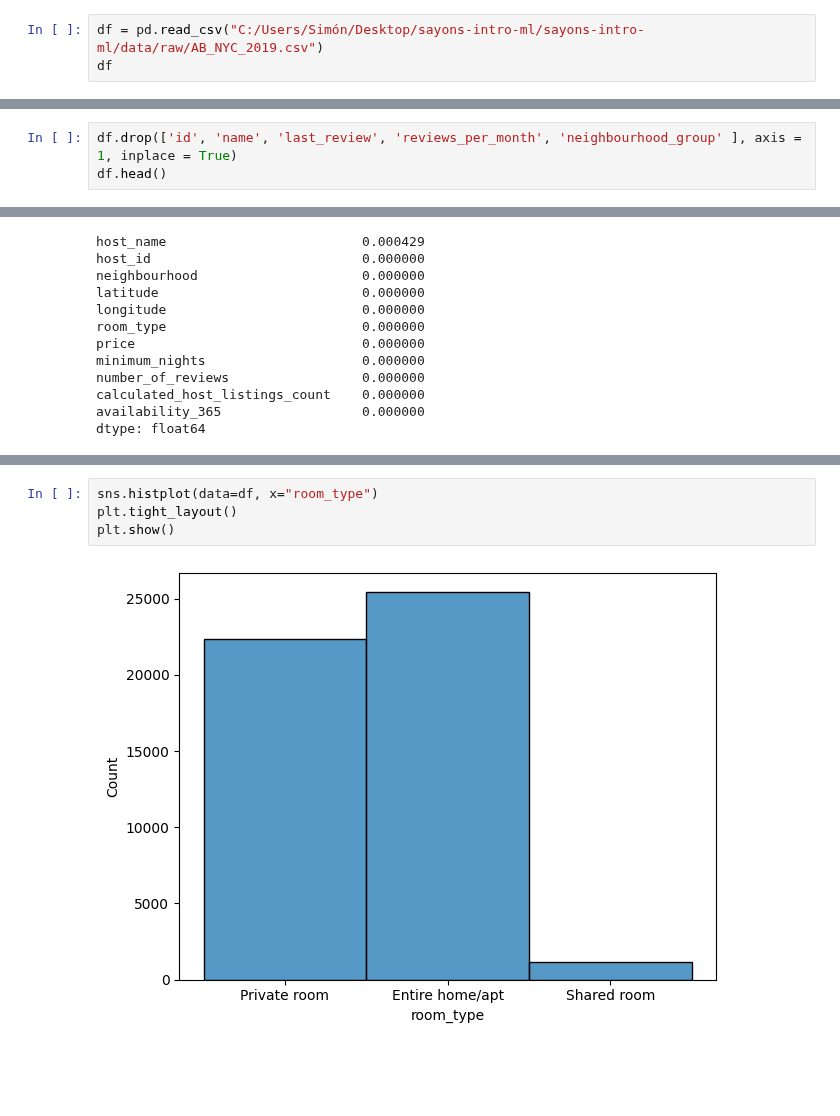
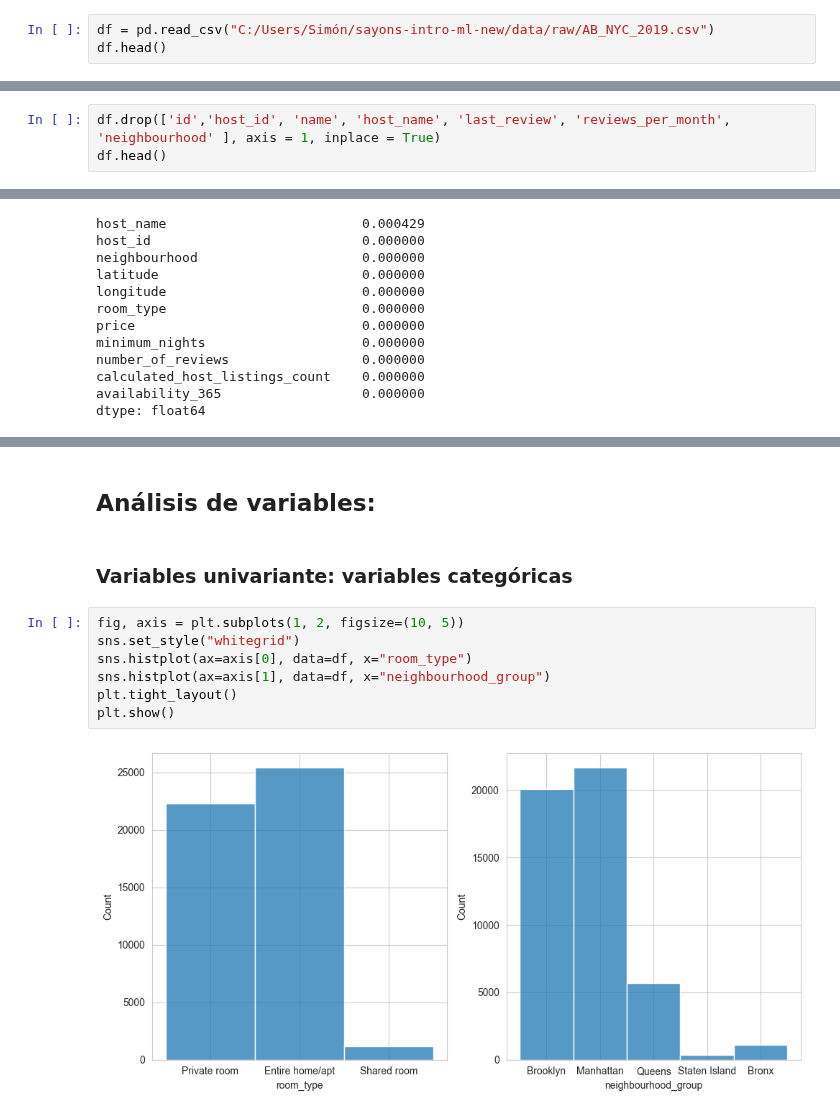
Before and after one commit to 4GeeksAcademy/sayons-intro-ml-new, a Jupyter notebook: src/eda-airbnd-ny.ipynb, the cells around one changed output, grey strips where cells are left out. Saved outputs shown, nothing was run; the diff lists cells and outputs as text; blank space fills up the shorter version.

```diff
--- a/src/eda-airbnd-ny.ipynb
+++ b/src/eda-airbnd-ny.ipynb
@@ -15,6 +19,6 @@ import forum
 # %%
-df = pd.read_csv("C:/Users/Simón/Desktop/sayons-intro-ml/sayons-intro-ml/data/raw/AB_NYC_2019.csv")
-df
+df = pd.read_csv("C:/Users/Simón/sayons-intro-ml-new/data/raw/AB_NYC_2019.csv")
+df.head()
 # %% [output]
 |  | id | name | host_id | host_name | neighbourhood_group | neighbourhood | latitude | longitude | ... |
 | 0 | 2539 | Clean & quiet apt home by the park | 2787 | John | Brooklyn | Kensington | 40.64749 | -73.97237 | ... |
@@ -123,4 +234,4 @@ dtype: float64
 # %%
-df.drop(['id', 'name', 'last_review', 'reviews_per_month', 'neighbourhood_group' ], axis = 1, inplace = True)
+df.drop(['id','host_id', 'name', 'host_name', 'last_review', 'reviews_per_month', 'neighbourhood' ], axis = 1, inplace = True)
 df.head()
 # %% [output]
@@ -181,6 +271,13 @@ memory usage: 4.1+ MB
+# %% [markdown]
+## Análisis de variables:
+# %% [markdown]
+### Variables univariante: variables categóricas
 # %%
-sns.histplot(data=df, x="room_type")
+fig, axis = plt.subplots(1, 2, figsize=(10, 5))
+sns.set_style("whitegrid")
+sns.histplot(ax=axis[0], data=df, x="room_type")
+sns.histplot(ax=axis[1], data=df, x="neighbourhood_group")
 plt.tight_layout()
 plt.show()
 # %% [output]
-[figure, old version]
+[figure, new version]
```
Also changed, not shown: parts of 36 cells of this notebook, 1 other file.
